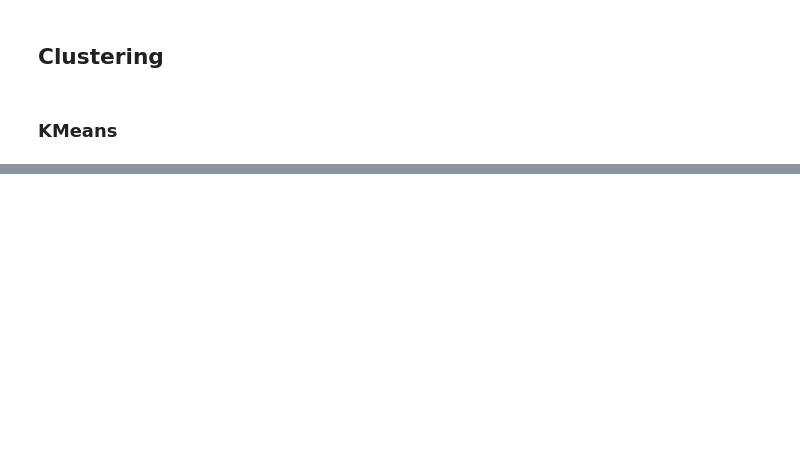
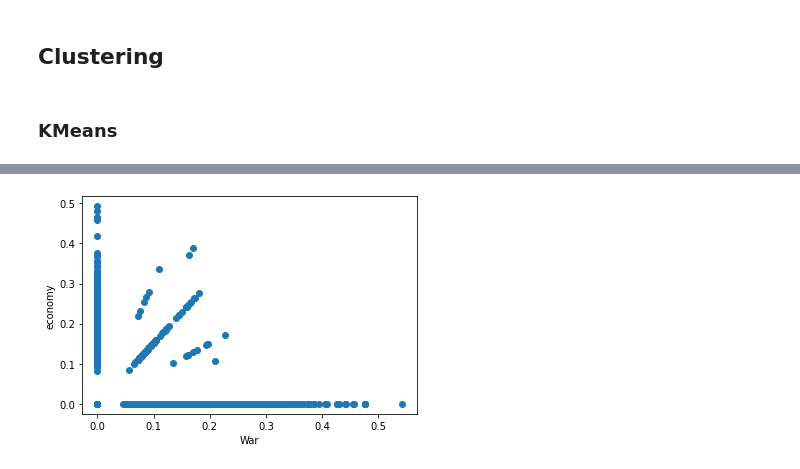
Before and after one commit to omsai530/TextMining, a Jupyter notebook: TM_Project.ipynb, the cells around one changed output, grey strips where cells are left out. Cells and saved outputs as stored; diff of their text form; code cells hidden in the pictures; blank space fills up the shorter version.

```diff
--- a/TM_Project.ipynb
+++ b/TM_Project.ipynb
@@ -399,0 +485,7 @@ plt.show()
+# %%
+plt.scatter(DF_Count["war"] , DF_Count["economy"])
+plt.xlabel('War')
+plt.ylabel('economy')
+plt.show()
+# %% [output]
+[figure, added]
```
Also changed, not shown: parts of 57 cells of this notebook.
